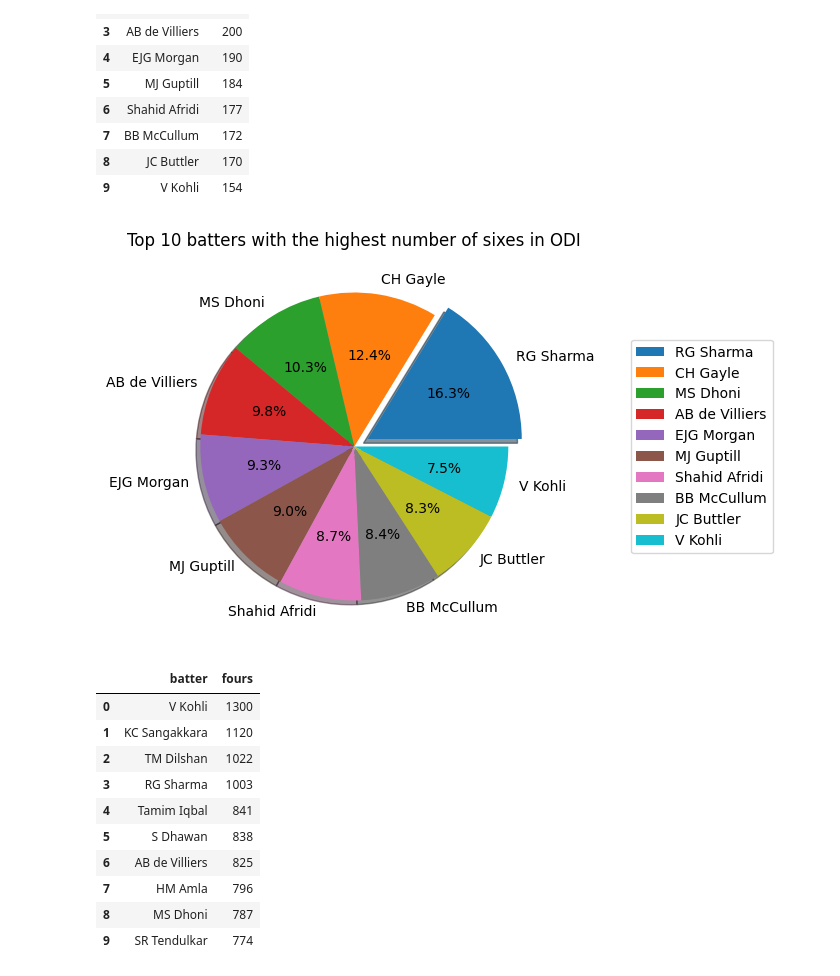
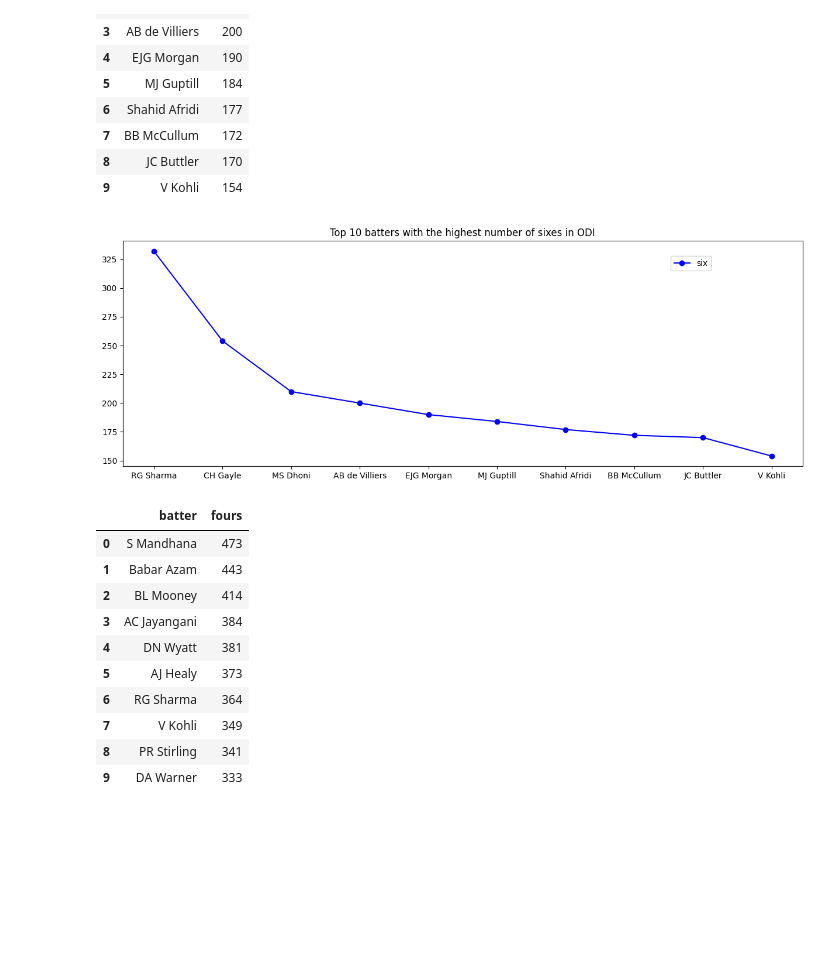
Before and after one commit to Someshwaran46/Cricsheet-Data-Analysis, a Jupyter notebook: 3. Data Visualization/Cricsheet Data Visualization.ipynb, the cells around one changed output. Saved outputs shown, nothing was run; the diff lists cells and outputs as text; code cells hidden in the pictures; blank space fills up the shorter version.

```diff
--- a/3. Data Visualization/Cricsheet Data Visualization.ipynb
+++ b/3. Data Visualization/Cricsheet Data Visualization.ipynb
@@ -212,6 +325,6 @@ plt.show()
 # %%
 #Top 10 batters with the highest number of sixes in ODI.
-query = """SELECT batter, COUNT(*) AS sixes FROM odis WHERE runs_batter = 6 GROUP BY batter ORDER BY sixes DESC LIMIT 10;"""
+query = """SELECT batter, COUNT(*) AS sixes FROM main WHERE runs_batter = 6 and tablename = "ODI" GROUP BY batter ORDER BY sixes DESC LIMIT 10;"""
 df = pd.read_sql(query, engine)
 df
 # %% [output]
@@ -227,28 +340,28 @@ df
 | 8 | JC Buttler | 170 |
 | 9 | V Kohli | 154 |
 # %%
-plt.figure(figsize=(5,5))
-plt.pie(df['sixes'], labels = df['batter'], shadow= True,explode = (0.1,0,0,0,0,0,0,0,0,0), autopct = '%1.1f%%')
+plt.figure(figsize=(15,5))
+plt.plot(df['batter'],df['sixes'],  label = 'six', color = 'blue', marker = 'o')
 plt.title("Top 10 batters with the highest number of sixes in ODI")
-plt.legend(loc='center left', bbox_to_anchor=(1.2,0.5))
+plt.legend(loc='center left', bbox_to_anchor=(0.8,0.9))
 plt.show()
 # %% [output]
-[figure, old version]
+[figure, new version]
 # %%
 #Top 10 batters with the highest number of fours in T20.
-query = """SELECT batter, COUNT(*) AS fours FROM odis WHERE runs_batter = 4 GROUP BY batter ORDER BY fours DESC LIMIT 10;"""
+query = """SELECT batter, COUNT(*) AS fours FROM main WHERE runs_batter = 4 and tablename = "T20" GROUP BY batter ORDER BY fours DESC LIMIT 10;"""
 df = pd.read_sql(query, engine)
 df
 # %% [output]
 |  | batter | fours |
-| 0 | V Kohli | 1300 |
-| 1 | KC Sangakkara | 1120 |
-| 2 | TM Dilshan | 1022 |
-| 3 | RG Sharma | 1003 |
-| 4 | Tamim Iqbal | 841 |
-| 5 | S Dhawan | 838 |
-| 6 | AB de Villiers | 825 |
-| 7 | HM Amla | 796 |
-| 8 | MS Dhoni | 787 |
-| 9 | SR Tendulkar | 774 |
+| 0 | S Mandhana | 473 |
+| 1 | Babar Azam | 443 |
+| 2 | BL Mooney | 414 |
+| 3 | AC Jayangani | 384 |
+| 4 | DN Wyatt | 381 |
+| 5 | AJ Healy | 373 |
+| 6 | RG Sharma | 364 |
+| 7 | V Kohli | 349 |
+| 8 | PR Stirling | 341 |
+| 9 | DA Warner | 333 |
 # %%
```
Also changed, not shown: parts of 38 cells of this notebook.
